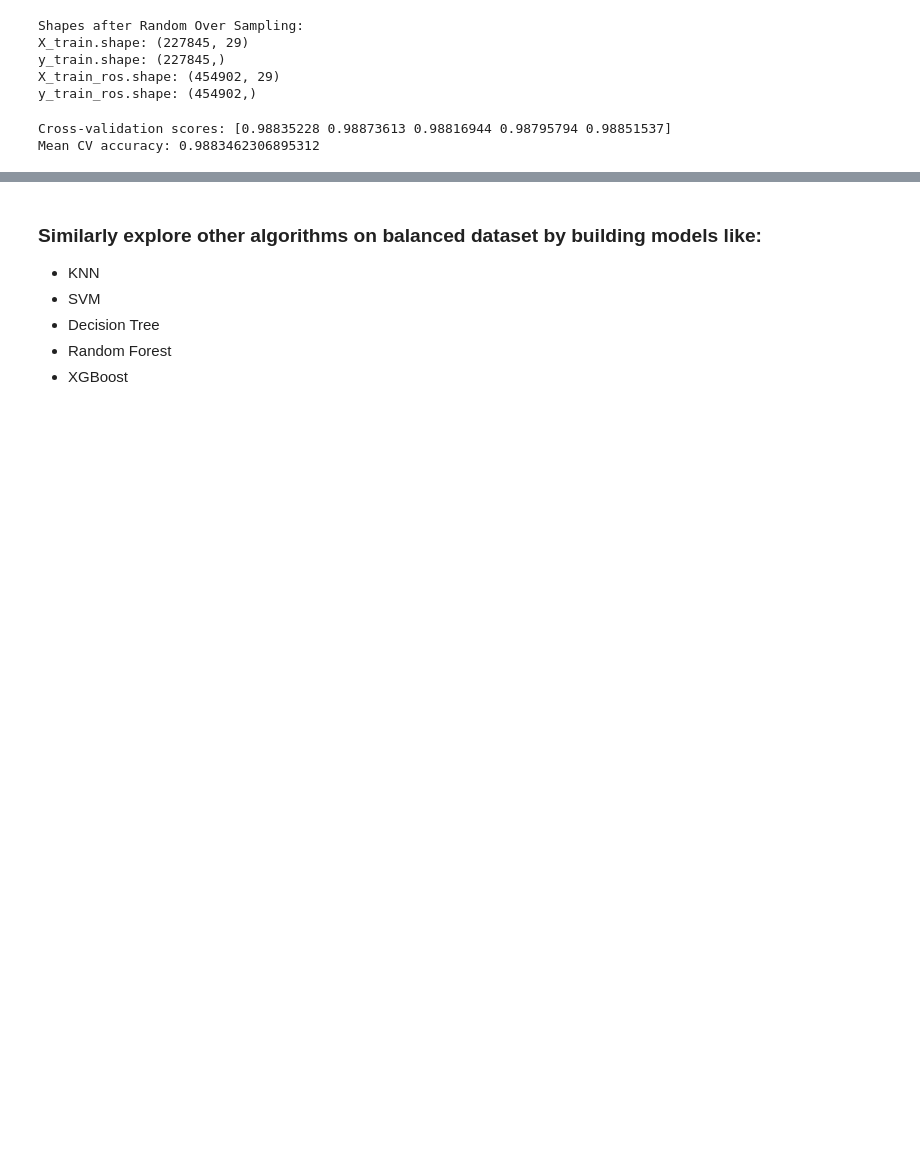
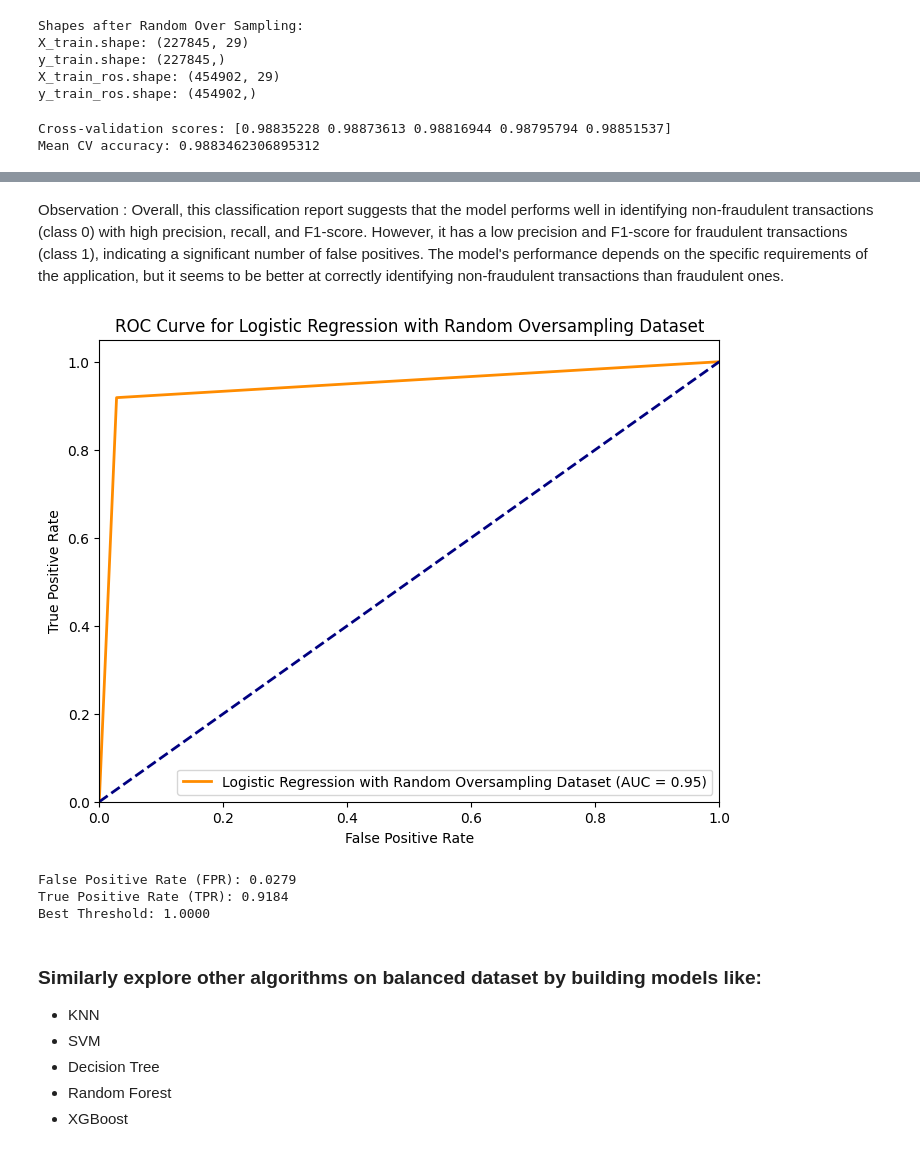
Before and after one commit to jagsrj/Credit_card_fraud_detection_ML, a Jupyter notebook: Credit_card_fraud_detection_ML.ipynb, the cells around one changed output, grey strips where cells are left out. Drawn from its saved outputs; the diff is of its cells as text; code cells hidden in the pictures; blank space fills up the shorter version.

```diff
--- a/Credit_card_fraud_detection_ML.ipynb
+++ b/Credit_card_fraud_detection_ML.ipynb
@@ -906,3 +1019,27 @@ weighted avg       1.00      0.97      0.98     56962
+# %% [markdown]
+Observation : Overall, this classification report suggests that the model performs well in identifying non-fraudulent transactions (class 0) with high precision, recall, and F1-score. However, it has a low precision and F1-score for fraudulent transactions (class 1), indicating a significant number of false positives. The model's performance depends on the specific requirements of the application, but it seems to be better at correctly identifying non-fraudulent transactions than fraudulent ones.
+# %%
+#### Print the FPR,TPR & select the best threshold from the roc curve
+plot_roc_curve(y_test, y_pred_test,model_name="Logistic Regression with Random Oversampling Dataset" )
+# %% [output]
+[figure, added]
+# %%
+from sklearn.metrics import roc_curve
+
+# Calculate ROC curve on the test set
+fpr, tpr, thresholds = roc_curve(y_test, y_pred_test)
+
+# Find the best threshold that maximizes (TPR - FPR)
+best_threshold = thresholds[np.argmax(tpr - fpr)]
+
+# Print the FPR, TPR, and best threshold
+print(f"False Positive Rate (FPR): {fpr[np.argmax(tpr - fpr)]:.4f}")
+print(f"True Positive Rate (TPR): {tpr[np.argmax(tpr - fpr)]:.4f}")
+print(f"Best Threshold: {best_threshold:.4f}")
+# %% [output]
+False Positive Rate (FPR): 0.0279
+True Positive Rate (TPR): 0.9184
+Best Threshold: 1.0000
 # %% [markdown]
 ### Similarly explore other algorithms on balanced dataset by building models like:
 - KNN
```
Also changed, not shown: parts of 40 cells of this notebook, 1 other file.
